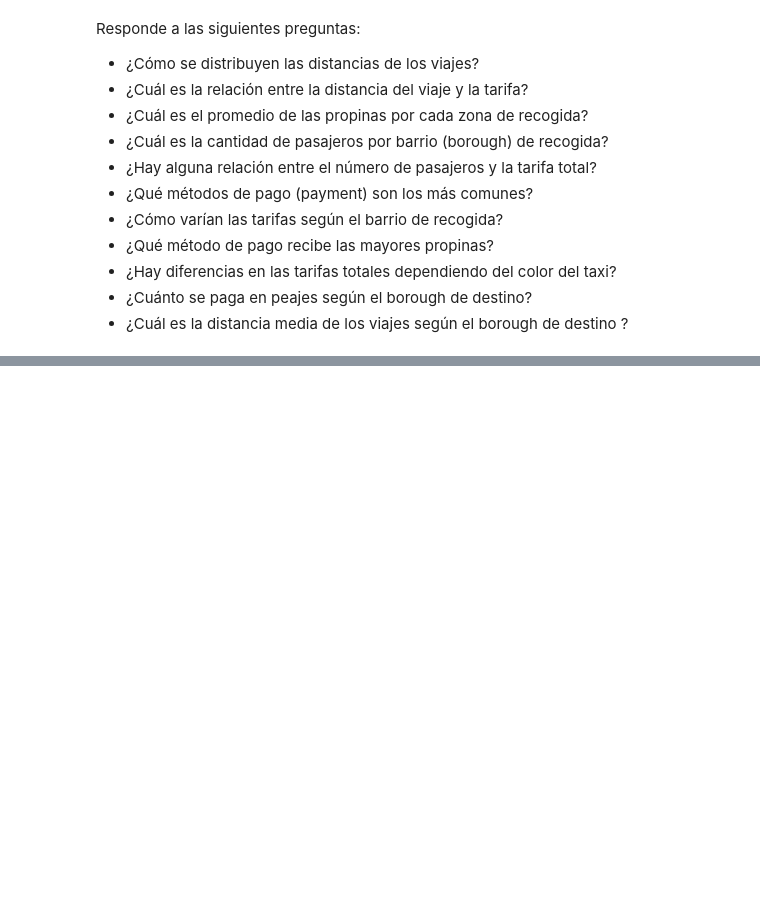
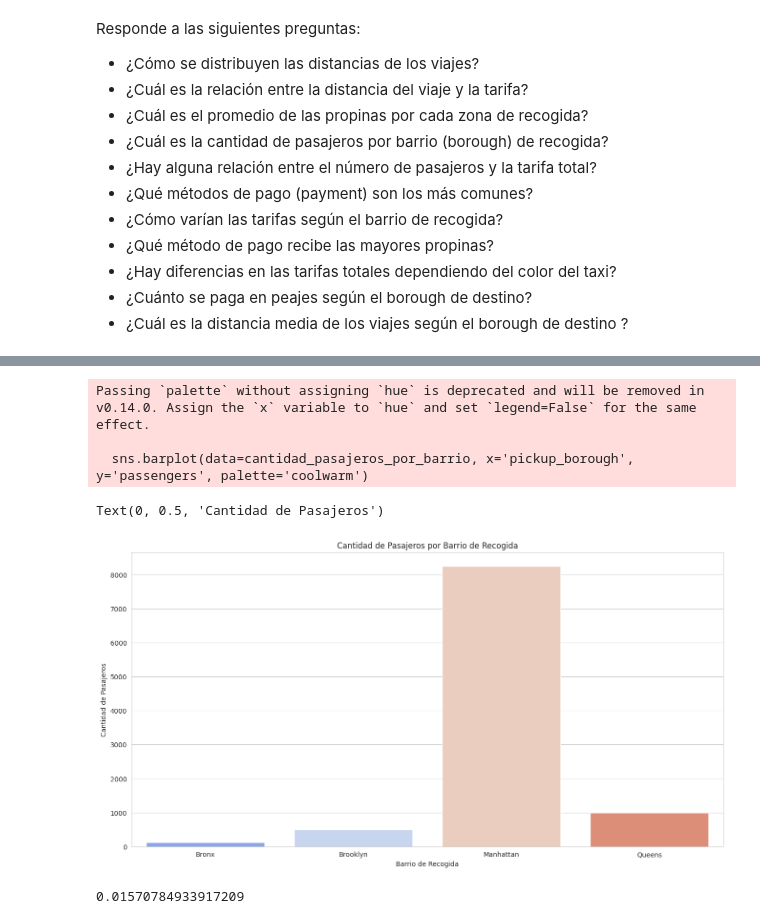
Before and after one commit to Marissu/Python-Intro-for-Data-Science, a Jupyter notebook: Lesson IV- Matplotlib and Seaborn.ipynb, the cells around one changed output, grey strips where cells are left out. Drawn from its saved outputs; the diff is of its cells as text; code cells hidden in the pictures; blank space fills up the shorter version.

```diff
--- a/Lesson IV- Matplotlib and Seaborn.ipynb
+++ b/Lesson IV- Matplotlib and Seaborn.ipynb
@@ -378,0 +410,20 @@ KeyError: 'trip_distance'
+# %%
+#¿Cúal es la cantidad de pasajeros por barrio de recogida?
+cantidad_pasajeros_por_barrio = taxis_df.groupby('pickup_borough')['passengers'].sum().reset_index()
+plt.figure(figsize=(16, 8))
+sns.barplot(data=cantidad_pasajeros_por_barrio, x='pickup_borough', y='passengers', palette='coolwarm')
+plt.title('Cantidad de Pasajeros por Barrio de Recogida')
+plt.xlabel('Barrio de Recogida')
+plt.ylabel('Cantidad de Pasajeros')
+# %% [output]
+Passing `palette` without assigning `hue` is deprecated and will be removed in v0.14.0. Assign the `x` variable to `hue` and set `legend=False` for the same effect.
+
+  sns.barplot(data=cantidad_pasajeros_por_barrio, x='pickup_borough', y='passengers', palette='coolwarm')
+Text(0, 0.5, 'Cantidad de Pasajeros')
+[figure, added]
+# %%
+#¿Hay alguna relación entre el número de pasajeros y la tarifa total?
+correlacion = taxis_df['passengers'].corr(taxis_df['total'])
+print(correlacion)
+# %% [output]
+0.01570784933917209
```
Also changed, not shown: parts of 29 cells of this notebook.
